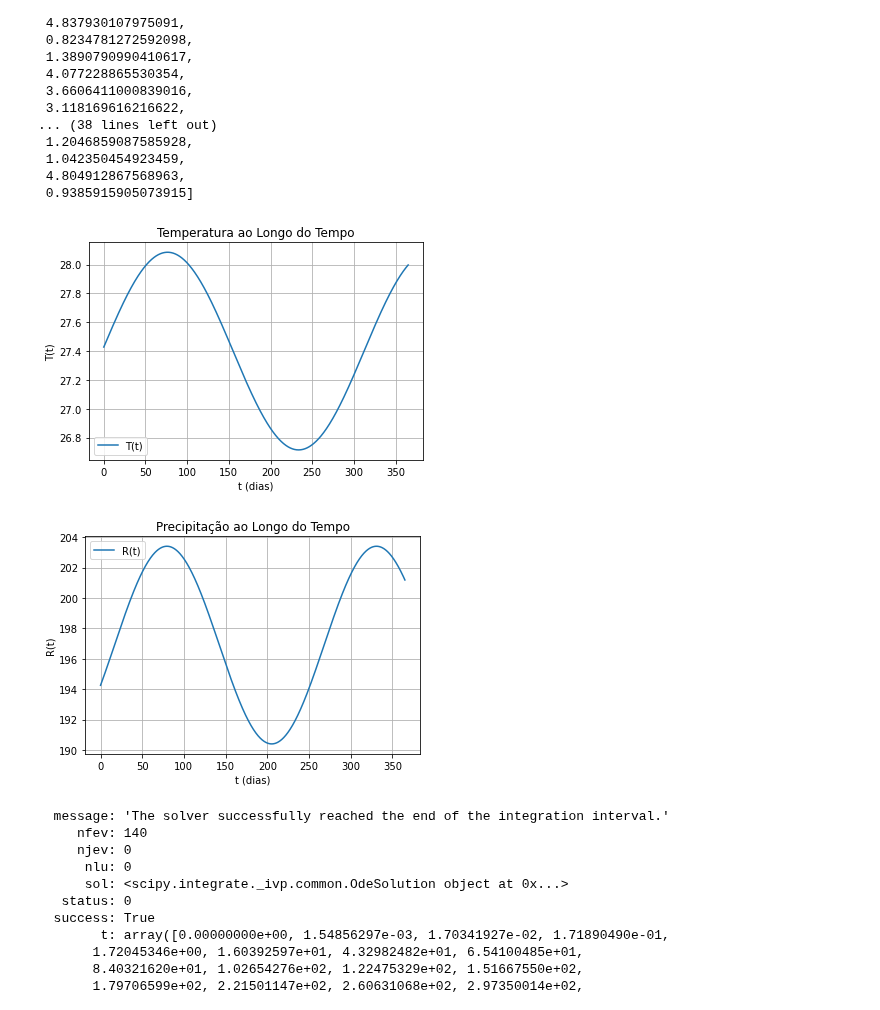
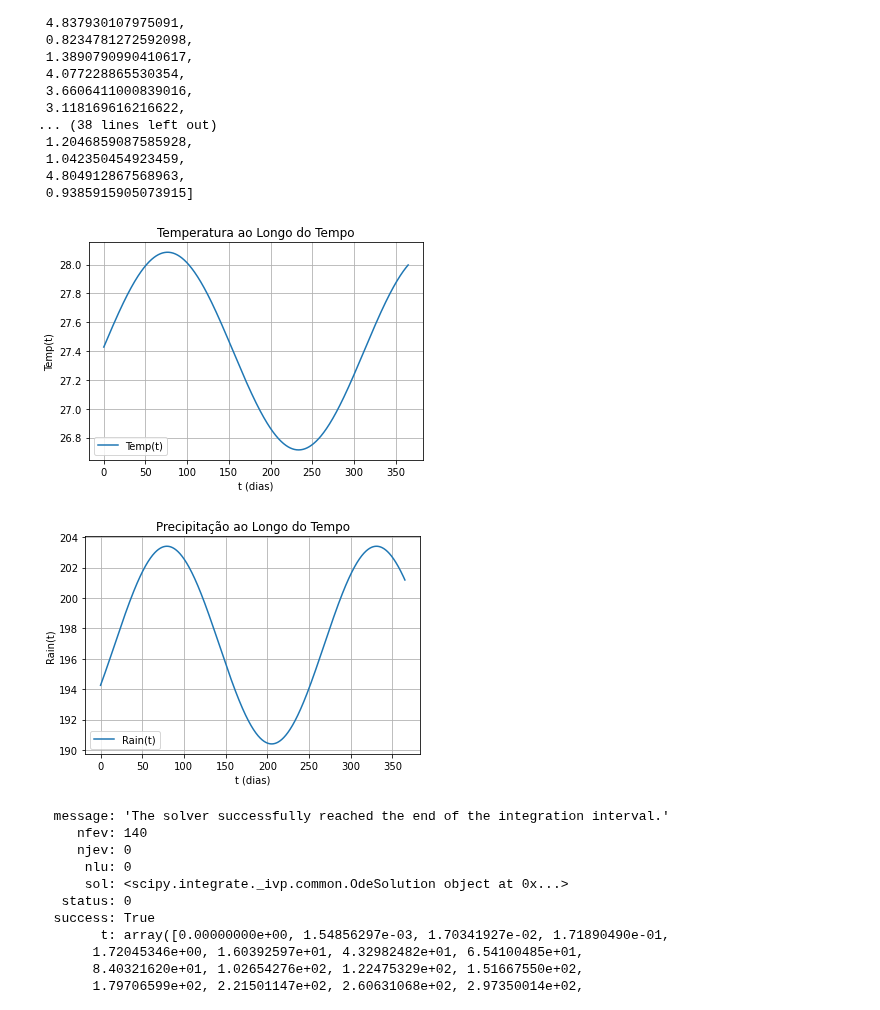
Before and after one commit to RaphaLevy/TCC, a Jupyter notebook: Modelagem/Teste_Scipy_Integrate.ipynb, the cells around one changed output. Saved outputs shown, nothing was run; the diff lists cells and outputs as text; code cells hidden in the pictures.

```diff
--- a/Modelagem/Teste_Scipy_Integrate.ipynb
+++ b/Modelagem/Teste_Scipy_Integrate.ipynb
@@ -174,37 +174,37 @@ plt.show()
 [figure]
 # %%
 # Funções de temperatura e chuva fora do contexto da função lotkavolterra
-def T(t):
+def Temp(t):
         return T1 * (1 + T2 * cos(omega1 * t - phi1))
 
-def R(t):
+def Rain(t):
         return R1 * (1 + R2 * cos(omega2 * t - phi2))
 
 # Duração do ciclo esporogônico fora do contexto da função lotkavolterra
-def tau_M(T):
-    return DD / (T - Tmin)
+def tau_M(Temp):
+    return DD / (Temp - Tmin)
 
 # Taxa diária de sobrevivência dos mosquitos
-def p(T):
-    return np.exp(-1 / (A*T**2 + B*T + C))
+def p(Temp):
+    return np.exp(-1 / (A*Temp**2 + B*Temp + C))
 
 # Função de sobrevivência do mosquito
-def l(tau_M, T):
-    p_T = p(T)
+def l(tau_M, Temp):
+    p_T = p(Temp)
     return p_T**tau_M
 
 # Taxa de mortalidade do mosquito
-def mu(T):
-    return -np.log(p(T))
+def mu(Temp):
+    return -np.log(p(Temp))
 
 # Taxa de mordida
-def a(T):
-    return (T - T1) / D1
+def a(Temp):
+    return (Temp - T1) / D1
 
 # Calcula a^2, l e mu ao longo do tempo
-l_values = [l(tau_M(T(t)), T(t)) for t in times]
-mu_values = [mu(T(t)) for t in times]
-a2_values = [(a(T(t)))^2 for t in times]
+l_values = [l(tau_M(Temp(t)), Temp(t)) for t in times]
+mu_values = [mu(Temp(t)) for t in times]
+a2_values = [(a(Temp(t)))^2 for t in times]
 # %%
 # Pontos no tempo
 t_values = np.linspace(0, 365, 1000) # 1000 pontos entre 0 e 365
@@ -549,41 +549,41 @@ omega2=0.025
 phi2=1.99
 # %%
 # Funções de temperatura e chuva fora do contexto da função lotkavolterra
-def T(t):
+def Temp(t):
         return T1 * (1 + T2 * cos(omega1 * t - phi1))
 
-def R(t):
+def Rain(t):
         return R1 * (1 + R2 * cos(omega2 * t - phi2))
 # %%
 # Pontos no tempo
 t_values = np.linspace(0, 365, 1000) # 1000 pontos entre 0 e 365
-T_values = [T(t) for t in t_values]
+T_values = [Temp(t) for t in t_values]
 
 # Plotando
-plt.plot(t_values, T_values, label='T(t)')
+plt.plot(t_values, T_values, label='Temp(t)')
 plt.title('Temperatura ao Longo do Tempo')
 plt.xlabel('t (dias)')
-plt.ylabel('T(t)')
+plt.ylabel('Temp(t)')
 plt.legend()
 plt.grid(True)
 plt.show()
 # %% [output]
-[figure, old version]
+[figure, new version]
 # %%
 # Pontos no tempo
 t_values = np.linspace(0, 365, 1000) # 1000 pontos entre 0 e 365
-R_values = [R(t) for t in t_values]
+R_values = [Rain(t) for t in t_values]
 
 # Plotando
-plt.plot(t_values, R_values, label='R(t)')
+plt.plot(t_values, R_values, label='Rain(t)')
 plt.title('Precipitação ao Longo do Tempo')
 plt.xlabel('t (dias)')
-plt.ylabel('R(t)')
+plt.ylabel('Rain(t)')
 plt.legend()
 plt.grid(True)
 plt.show()
 # %% [output]
-[figure, old version]
+[figure, new version]
 # %%
 args = (T1, T2, omega1, phi1, R1, R2, omega2, phi2,
                    B_E, p_ME, p_ML, p_MP, tau_E, tau_P, c1, c2,
```
Also changed, not shown: parts of 18 cells of this notebook.
